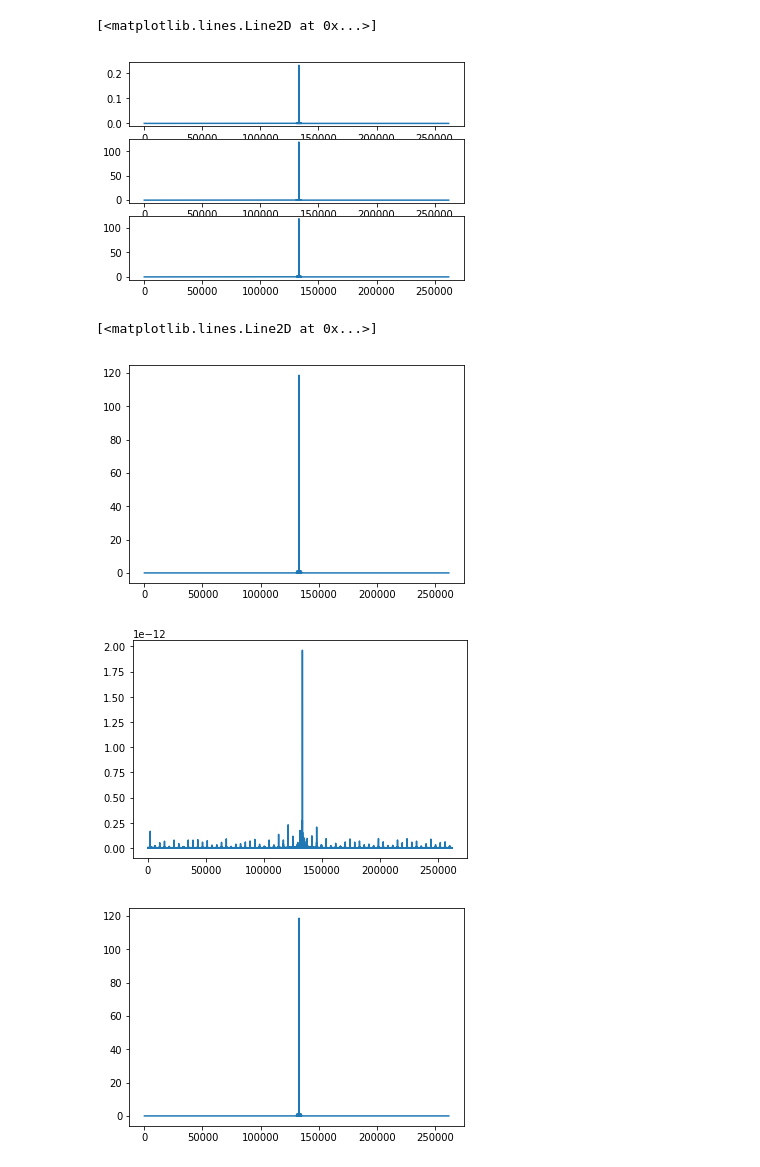
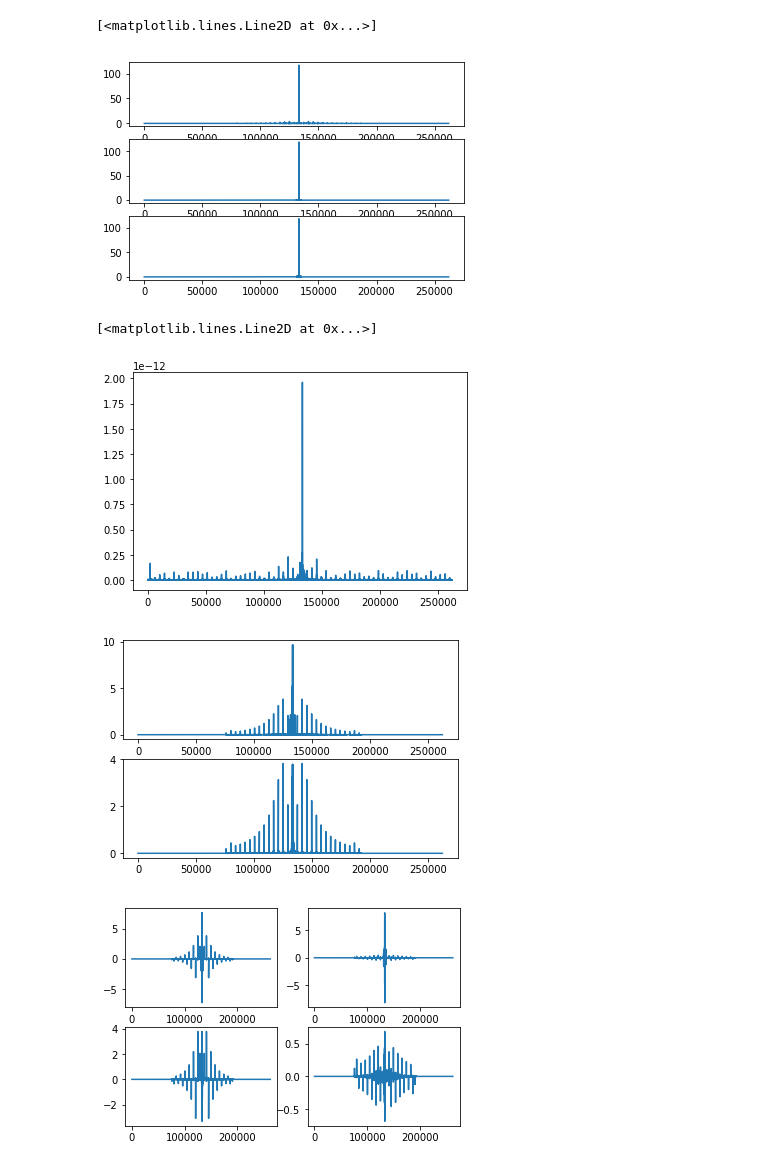
Before and after one commit to bensarthou/test_scripts, a Jupyter notebook: unittest_nufft_nfft_fft.ipynb, the cells around one changed output. Saved outputs shown, nothing was run; the diff lists cells and outputs as text; code cells hidden in the pictures.

Commit message:
adding file for unittest on NUFFT

```diff
--- a/unittest_nufft_nfft_fft.ipynb
+++ b/unittest_nufft_nfft_fft.ipynb
@@ -29,5 +29,5 @@ image = np.load('/volatile/bsarthou/datas/NUFFT/mri_img_2D.npy')
 image = image[64:128, 64:128]
 images = np.tile(image, (64,1,1))
 # %%
-fourier_op_dir_nufft = NUFFT(samples=_samples, platform='cpu', shape=(64,64,64), Kd=64, Jd=1)
+fourier_op_dir_nufft = NUFFT(samples=_samples, platform='cpu', shape=(64,64,64), Kd=64, Jd=3)
 fourier_op_dir_nfft = NFFT3(samples=_samples, shape=(64,64,64))
@@ -34,7 +36,9 @@ fourier_op_dir_nfft = NFFT3(samples=_samples, shape=(64,64,64))
 # %%
 fourier_op_dir_fft = FFT3(samples=_samples_shift, shape=(64,64,64))
 # %%
-kspace_nfft = fourier_op_dir_nfft.op(images)
+kspace_nfft = fourier_op_dir_nfft.op(images)# *(1./np.sqrt(64*64*64))
 kspace_nufft = fourier_op_dir_nufft.op(images)
 kspace_fft = np.fft.ifftshift(fourier_op_dir_fft.op(np.fft.fftshift(images)))
-kspace_fft = kspace_fft.flatten()/np.sqrt(64*64*64)
+kspace_fft_nufft = np.fft.ifftshift(fourier_op_dir_fft.op(images))
+kspace_fft_nufft = kspace_fft_nufft.flatten()
+kspace_fft = kspace_fft.flatten()# /np.sqrt(64*64*64)
@@ -68,16 +90,28 @@ plt.subplot(313)
 plt.plot(np.abs(kspace_fft))
 # %% [output]
 [<matplotlib.lines.Line2D at 0x...>]
-[figure, old version]
+[figure, new version]
-# %%
-plt.figure()
-plt.plot(np.abs(kspace_nufft - kspace_nfft))
-plt.figure()
-plt.plot(np.abs(kspace_nfft - kspace_fft))
-plt.figure()
-plt.plot(np.abs(kspace_nufft - kspace_fft))
-# %% [output]
-[<matplotlib.lines.Line2D at 0x...>]
-[figure, removed]
-[figure, removed]
-[figure, removed]
+# %%
+plt.figure()
+plt.plot(np.abs(kspace_nfft - kspace_fft))
+
+plt.figure()
+plt.subplot(211)
+plt.plot(np.abs(kspace_nufft - kspace_fft_nufft))
+plt.subplot(212)
+plt.plot(np.abs(kspace_nufft - kspace_fft))
+
+plt.figure()
+plt.subplot(221)
+plt.plot(np.real(kspace_nufft - kspace_fft_nufft))
+plt.subplot(222)
+plt.plot(np.imag(kspace_nufft - kspace_fft_nufft))
+plt.subplot(223)
+plt.plot(np.real(kspace_nufft - kspace_fft))
+plt.subplot(224)
+plt.plot(np.imag(kspace_nufft - kspace_fft))
+# %% [output]
+[<matplotlib.lines.Line2D at 0x...>]
+[figure, added]
+[figure, added]
+[figure, added]
```
Also changed, not shown: parts of 11 cells of this notebook, 9 other files.
